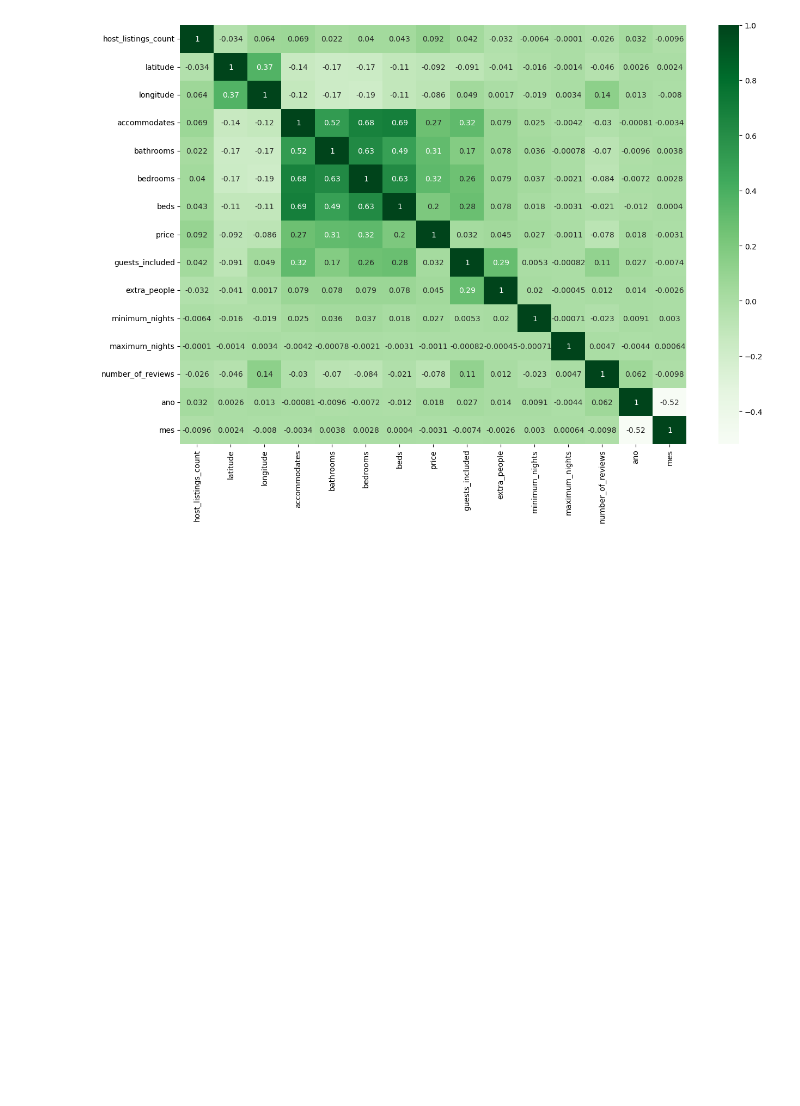
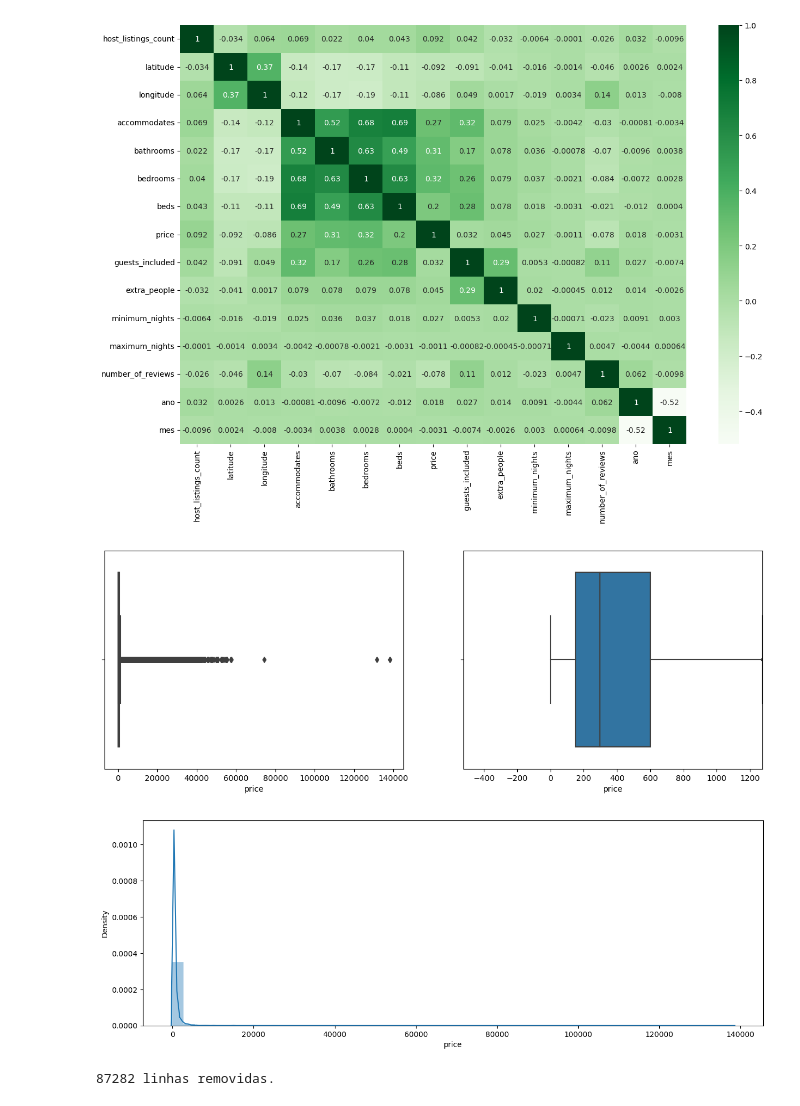
Before and after one commit to DiegoMonutti/projeto-3-hashtag-ciencia-de-dados, a Jupyter notebook: ciencia-de-dados-airbnb.ipynb, the cells around one changed output. Drawn from its saved outputs; the diff is of its cells as text; code cells hidden in the pictures; blank space fills up the shorter version.

Commit message:
Analisar, tratar e excluir outliers e colunas indesejadas

```diff
--- a/ciencia-de-dados-airbnb.ipynb
+++ b/ciencia-de-dados-airbnb.ipynb
@@ -185,0 +191,14 @@ def histograma(coluna):
+# %%
+#price:
+diagrama_caixa(base_airbnb_df['price'])
+histograma(base_airbnb_df['price'])
+# %% [output]
+[figure, added]
+[figure, added]
+# %%
+#Como o modelo que está sendo construído é para imóveis comuns, os valores acima do limite superior devem ser apenas de imóveis de altíssimo luxo, que não condiz com o objetivo principal do modelo. Por isso esses outliers serão excluídos.
+
+base_airbnb_df, linhas_removidas = excluir_outliers(base_airbnb_df, 'price')
+print(f'{linhas_removidas} linhas removidas.')
+# %% [output]
+87282 linhas removidas.
```
Also changed, not shown: parts of 23 cells of this notebook.
